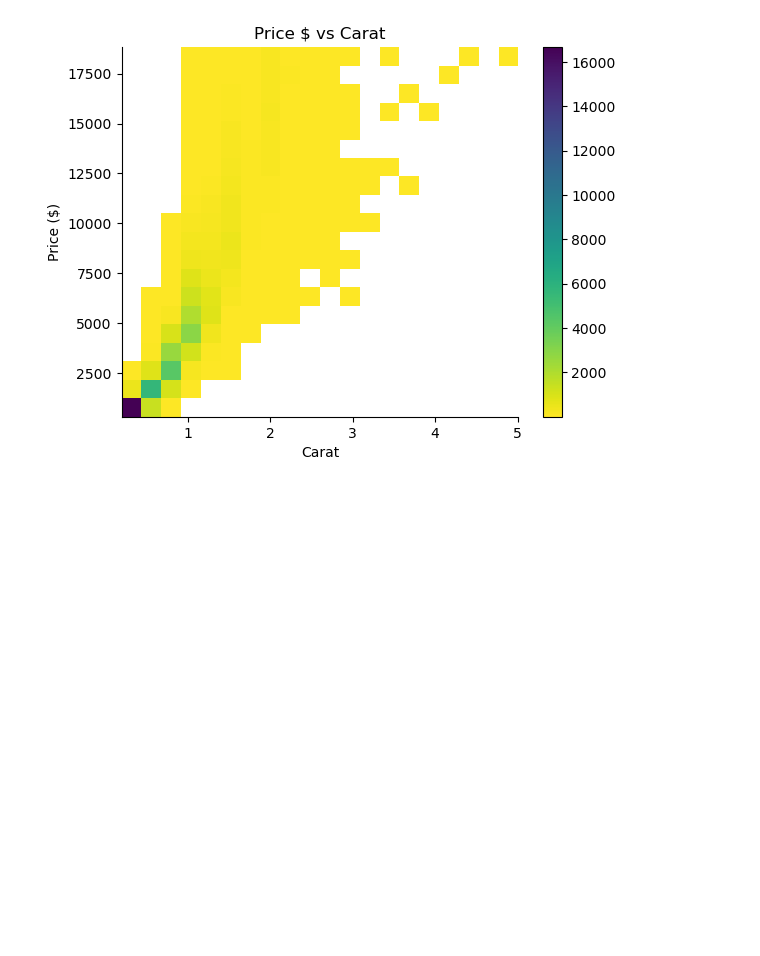
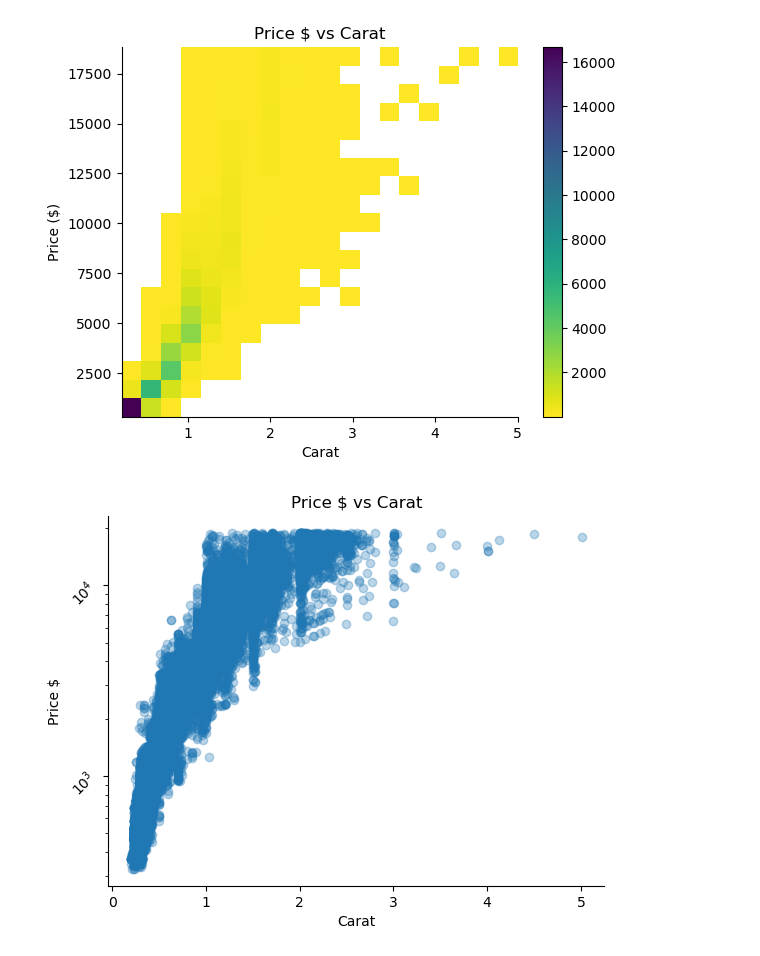
Before and after one commit to Antonio417/Multivariate_Data_Analysis, a Jupyter notebook: Multivariate_Data_Analysis.ipynb, the cells around one changed output. Drawn from its saved outputs; the diff is of its cells as text; code cells hidden in the pictures; blank space fills up the shorter version.

Commit message:
Logarithmic plot of Price vs Carat

```diff
--- a/Multivariate_Data_Analysis.ipynb
+++ b/Multivariate_Data_Analysis.ipynb
@@ -193,3 +193,15 @@ plt.ylabel("Price ($)")
 plt.title("Price $ vs Carat");
 # %% [output]
 [figure]
+# %%
+# Generate the x-tick labels to apply on logarithmic plot
+# bivariate logarithmic plot of price vs. carat
+plt.scatter(data = diamonds, x = 'carat', y = 'price', alpha = 0.3)
+plt.yticks(rotation=45)
+plt.yscale('log')
+plt.xlabel("Carat")
+plt.ylabel("Price $")
+
+plt.title("Price $ vs Carat");
+# %% [output]
+[figure, added]
```
